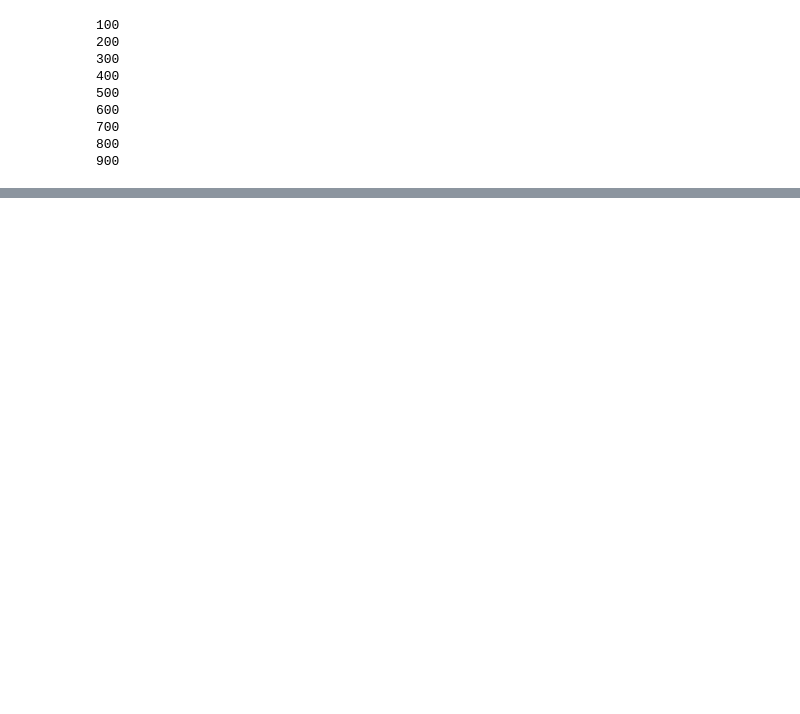
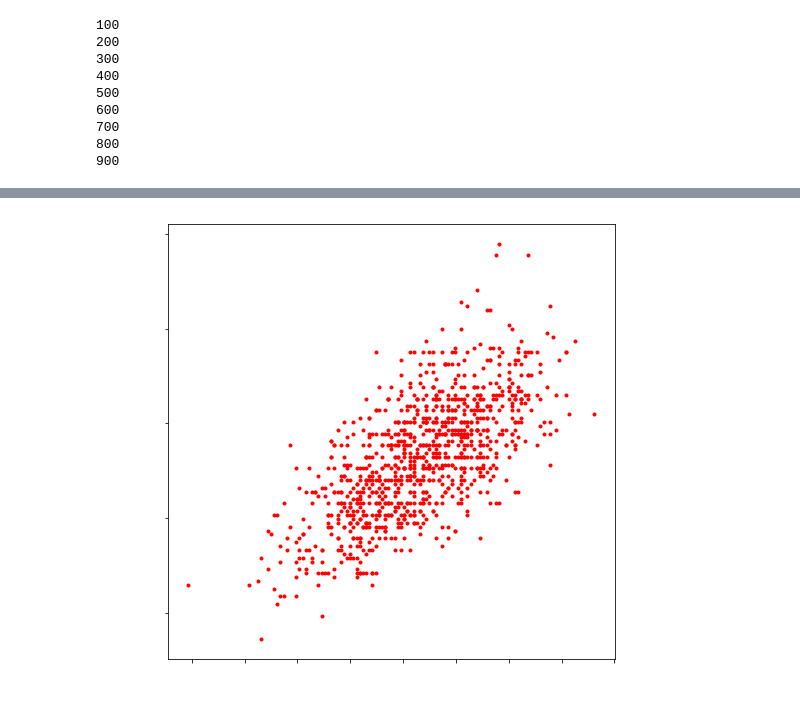
Before and after one commit to CvoidStudio/Parallel_Matrix_Topology, a Jupyter notebook: Simulator/Prediction.ipynb, the cells around one changed output, grey strips where cells are left out. Saved outputs shown, nothing was run; the diff lists cells and outputs as text; code cells hidden in the pictures; blank space fills up the shorter version.

```diff
--- a/Simulator/Prediction.ipynb
+++ b/Simulator/Prediction.ipynb
@@ -407,0 +444,13 @@ plt.show()
+# %%
+Data = np.array(pairs)
+T_Fig = plt.figure(figsize=(8,8))
+axT = T_Fig.add_subplot(1, 1, 1)
+w = 1
+axT.plot(w*Data[:,1]+(1-w)*Data[:,0],Data[:,2],'r.')
+axT.set_xlabel('Saturability',color='white')
+axT.set_ylabel('Time',color='white')
+plt.xticks(color='white')
+plt.yticks(color='white')
+plt.show()
+# %% [output]
+[figure, added]
```
Also changed, not shown: parts of 9 cells of this notebook.
